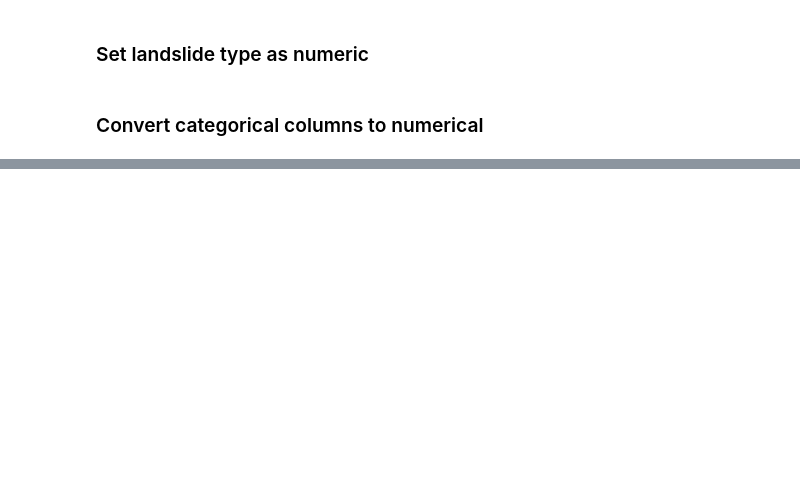
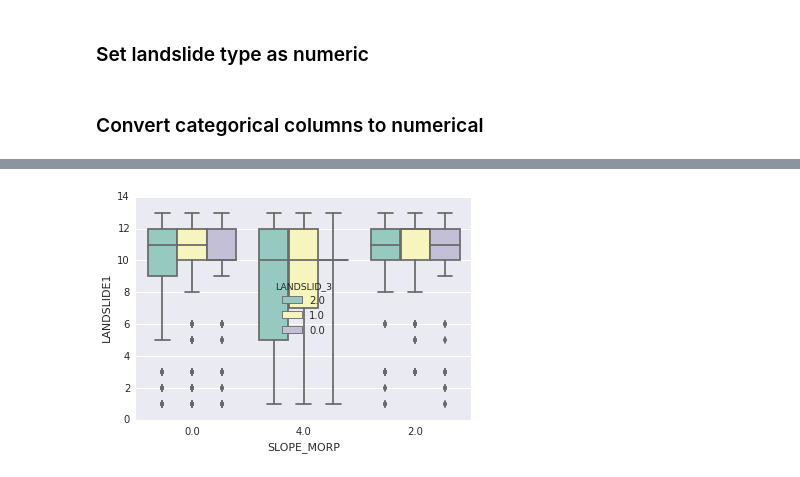
Before and after one commit to erichseamon/stat504-python, a Jupyter notebook: stat504-project/landslides-project-proposal.ipynb, the cells around one changed output, grey strips where cells are left out. Saved outputs shown, nothing was run; the diff lists cells and outputs as text; code cells hidden in the pictures; blank space fills up the shorter version.

```diff
--- a/stat504-project/landslides-project-proposal.ipynb
+++ b/stat504-project/landslides-project-proposal.ipynb
@@ -354,0 +285,5 @@ import matplotlib.pyplot as plt
+# %%
+ax = sns.boxplot(x="SLOPE_MORP", y="LANDSLIDE1", hue="LANDSLID_3",
+     data=walandslides, palette="Set3")
+# %% [output]
+[figure, added]
```
Also changed, not shown: parts of 37 cells of this notebook, 1 other file.
